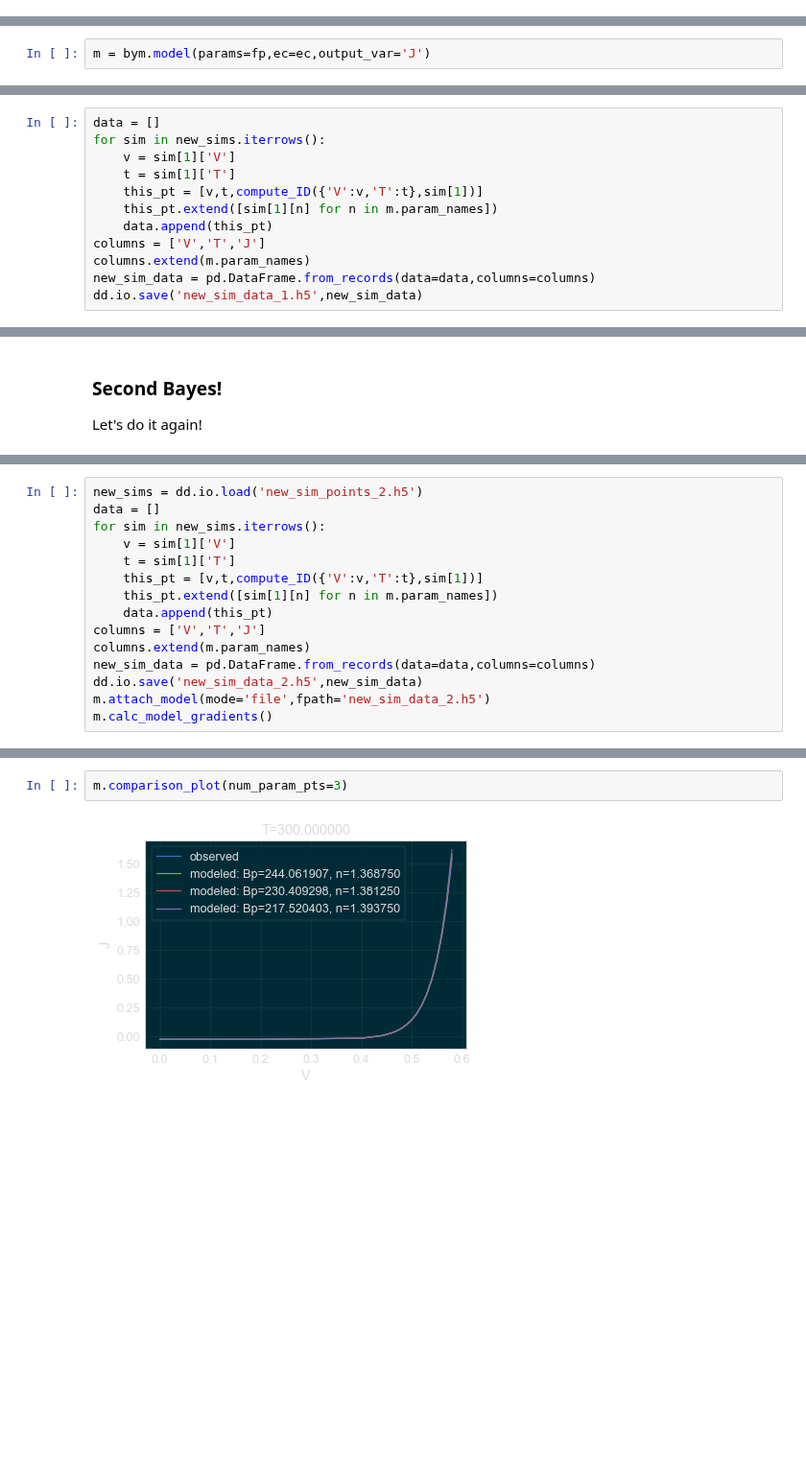
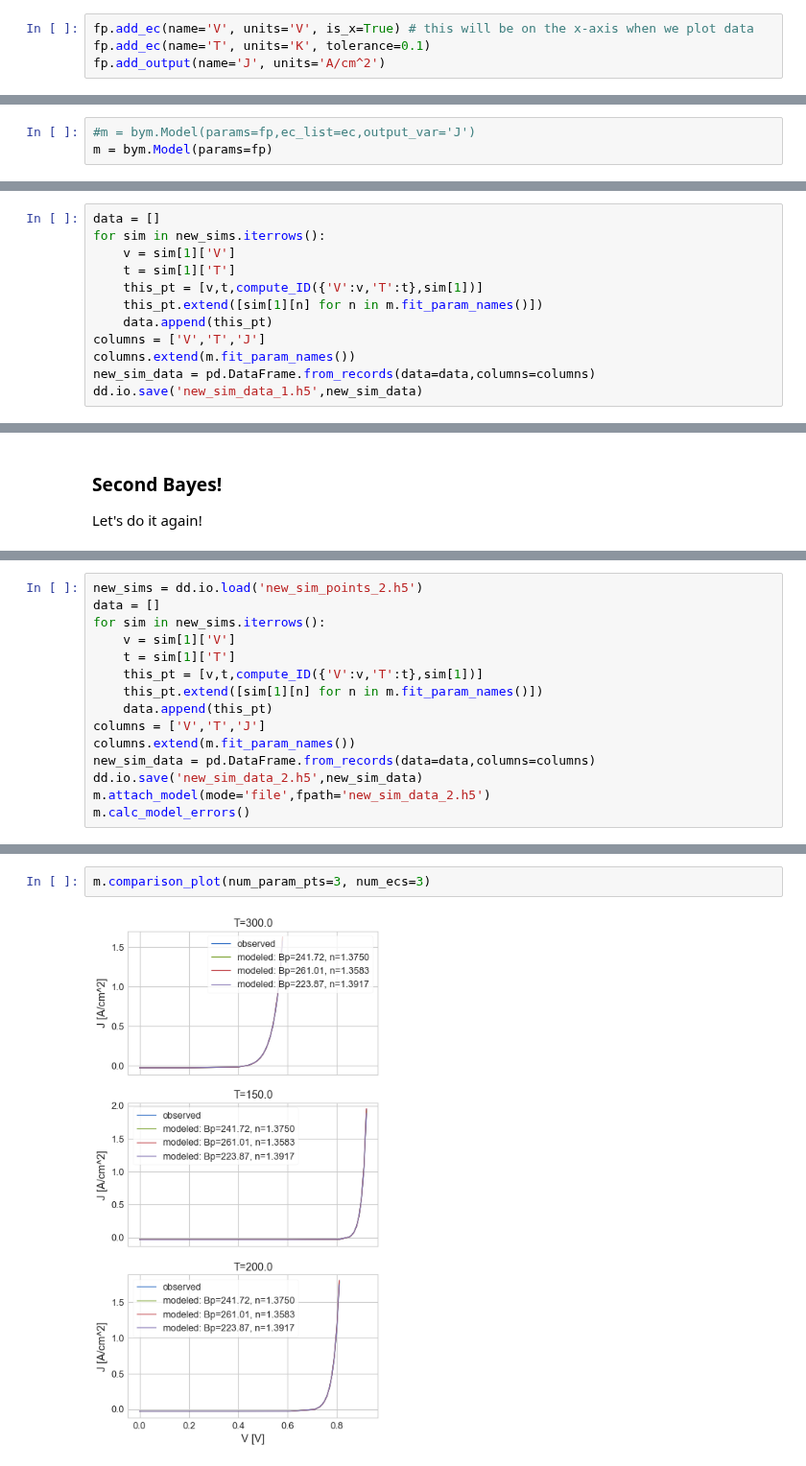
Before and after one commit to PV-Lab/bayesim, a Jupyter notebook: examples/diode/ideal_diode.ipynb, the cells around one changed output, grey strips where cells are left out. Shown at 96% size. Cells and saved outputs as stored; diff of their text form; blank space fills up the shorter version.

Commit message:
revamped param list to have units, tolerances, etc. built in

```diff
--- a/examples/diode/ideal_diode.ipynb
+++ b/examples/diode/ideal_diode.ipynb
@@ -59,0 +55,4 @@ ec = ['V','T']
+# %%
+fp.add_ec(name='V', units='V', is_x=True) # this will be on the x-axis when we plot data
+fp.add_ec(name='T', units='K', tolerance=0.1)
+fp.add_output(name='J', units='A/cm^2')
@@ -60,5 +79,6 @@ ec = ['V','T']
 # %%
-m = bym.model(params=fp,ec=ec,output_var='J')
+#m = bym.Model(params=fp,ec_list=ec,output_var='J')
+m = bym.Model(params=fp)
 # %%
 m.probs.points.head(10)
 # %% [output]
@@ -203,10 +219,10 @@ for sim in new_sims.iterrows():
     v = sim[1]['V']
     t = sim[1]['T']
     this_pt = [v,t,compute_ID({'V':v,'T':t},sim[1])]
-    this_pt.extend([sim[1][n] for n in m.param_names])
+    this_pt.extend([sim[1][n] for n in m.fit_param_names()])
     data.append(this_pt)
 columns = ['V','T','J']
-columns.extend(m.param_names)
+columns.extend(m.fit_param_names())
 new_sim_data = pd.DataFrame.from_records(data=data,columns=columns)
 dd.io.save('new_sim_data_1.h5',new_sim_data)
 # %%
@@ -263,14 +279,14 @@ for sim in new_sims.iterrows():
     v = sim[1]['V']
     t = sim[1]['T']
     this_pt = [v,t,compute_ID({'V':v,'T':t},sim[1])]
-    this_pt.extend([sim[1][n] for n in m.param_names])
+    this_pt.extend([sim[1][n] for n in m.fit_param_names()])
     data.append(this_pt)
 columns = ['V','T','J']
-columns.extend(m.param_names)
+columns.extend(m.fit_param_names())
 new_sim_data = pd.DataFrame.from_records(data=data,columns=columns)
 dd.io.save('new_sim_data_2.h5',new_sim_data)
 m.attach_model(mode='file',fpath='new_sim_data_2.h5')
-m.calc_model_gradients()
+m.calc_model_errors()
 # %%
 m.run()
 #m.run(force_exp_err=True)
@@ -314,4 +324,4 @@ m.model_data.sample(10)
 # %%
-m.comparison_plot(num_param_pts=3)
+m.comparison_plot(num_param_pts=3, num_ecs=3)
 # %% [output]
-[figure, old version]
+[figure, new version]
```
Also changed, not shown: parts of 30 cells of this notebook, 10 other files.
